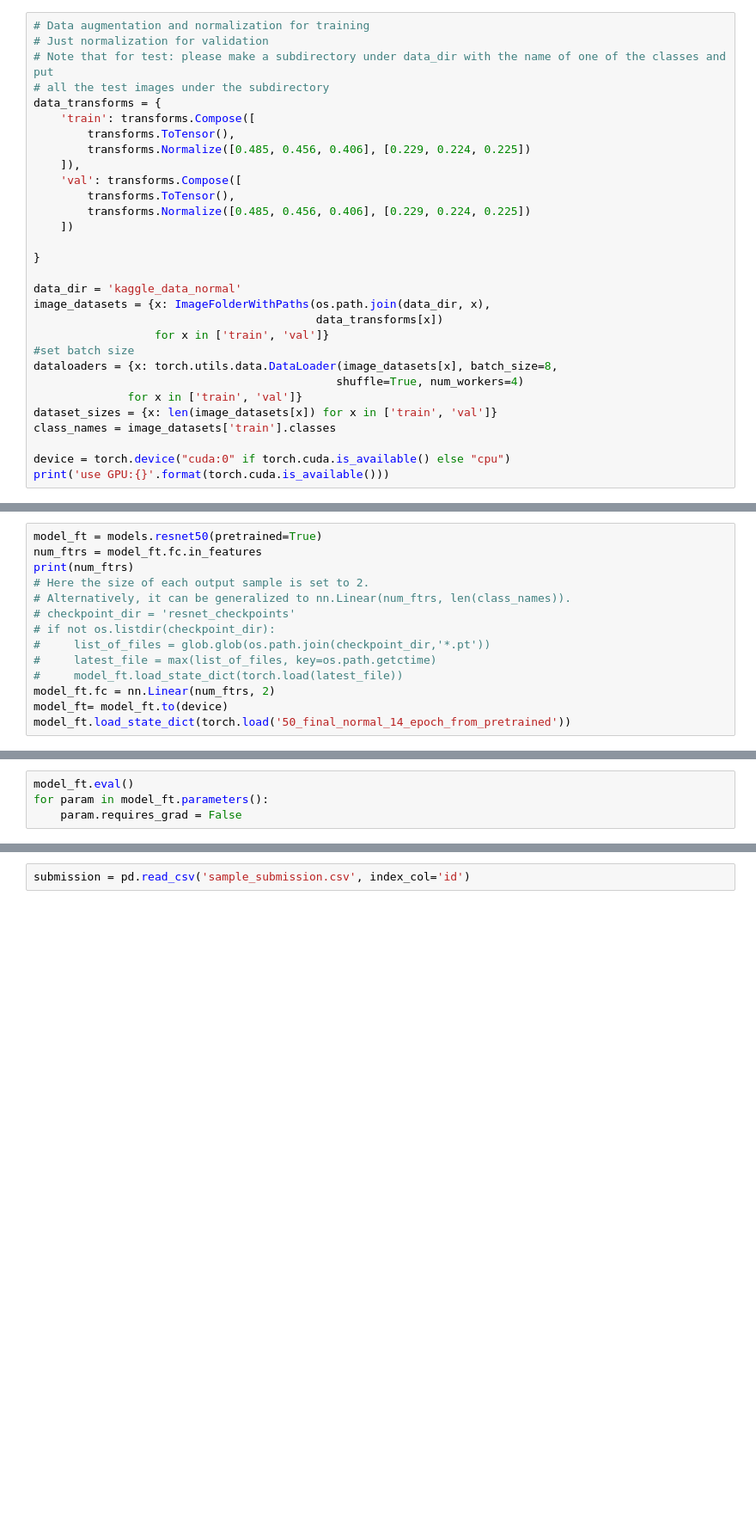
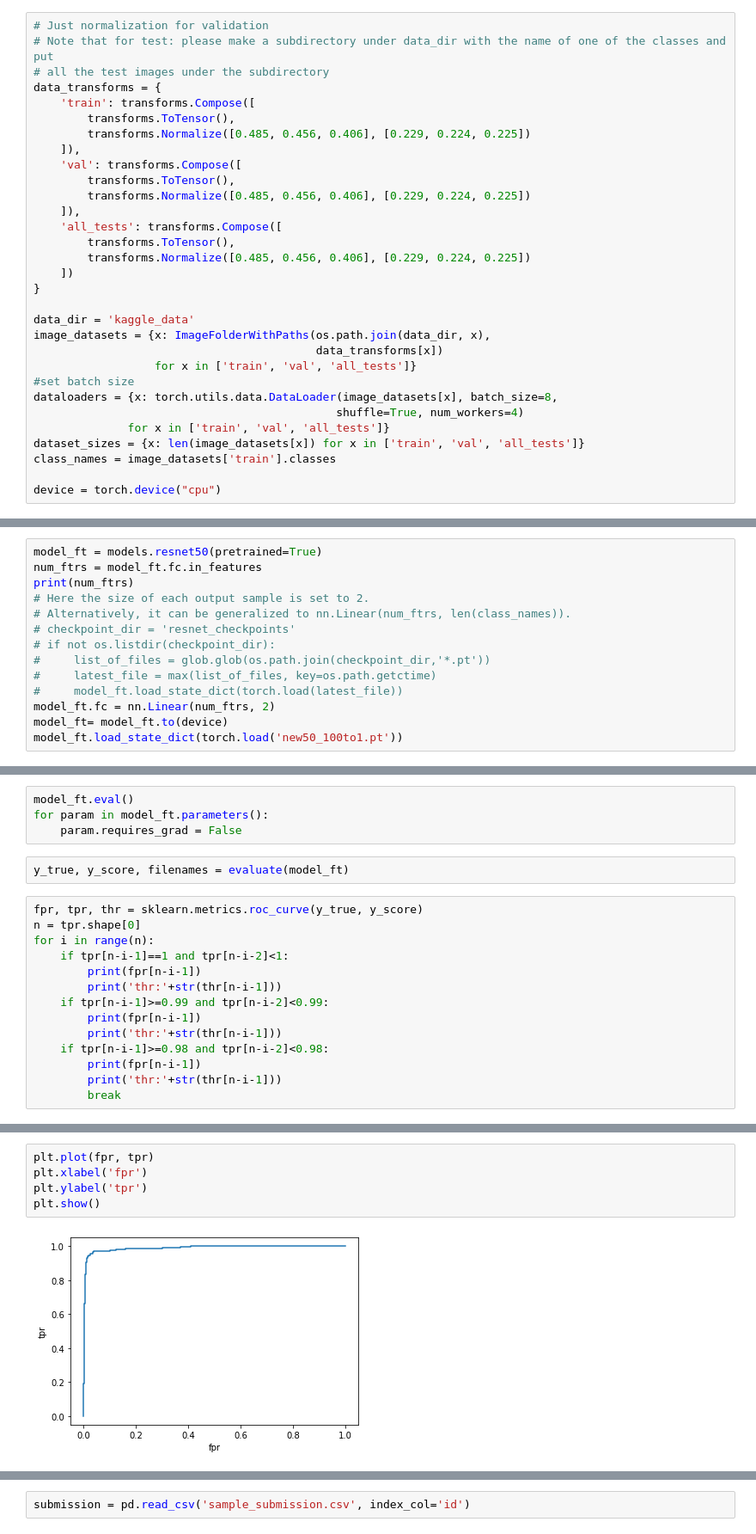
Before and after one commit to JasperYangGithub/math6380o, a Jupyter notebook: Test_featureExtract_heatmap.ipynb, the cells around one changed output, grey strips where cells are left out. Shown at 86% size. Cells and saved outputs as stored; diff of their text form; blank space fills up the shorter version.

```diff
--- a/Test_featureExtract_heatmap.ipynb
+++ b/Test_featureExtract_heatmap.ipynb
@@ -41,7 +41,6 @@ class ImageFolderWithPaths(datasets.ImageFolder):
         tuple_with_path = (original_tuple + (path,))
         return tuple_with_path
 # %%
-# Data augmentation and normalization for training
 # Just normalization for validation
 # Note that for test: please make a subdirectory under data_dir with the name of one of the classes and put
 # all the test images under the subdirectory
@@ -53,20 +52,22 @@ data_transforms = {
     'val': transforms.Compose([
         transforms.ToTensor(),
         transforms.Normalize([0.485, 0.456, 0.406], [0.229, 0.224, 0.225])
+    ]),
+    'all_tests': transforms.Compose([
+        transforms.ToTensor(),
+        transforms.Normalize([0.485, 0.456, 0.406], [0.229, 0.224, 0.225])
     ])
-
 }
 
-data_dir = 'kaggle_data_normal'
+data_dir = 'kaggle_data'
 image_datasets = {x: ImageFolderWithPaths(os.path.join(data_dir, x),
                                           data_transforms[x])
-                  for x in ['train', 'val']}
+                  for x in ['train', 'val', 'all_tests']}
 #set batch size
 dataloaders = {x: torch.utils.data.DataLoader(image_datasets[x], batch_size=8,
                                              shuffle=True, num_workers=4)
-              for x in ['train', 'val']}
-dataset_sizes = {x: len(image_datasets[x]) for x in ['train', 'val']}
+              for x in ['train', 'val', 'all_tests']}
+dataset_sizes = {x: len(image_datasets[x]) for x in ['train', 'val', 'all_tests']}
 class_names = image_datasets['train'].classes
 
-device = torch.device("cuda:0" if torch.cuda.is_available() else "cpu")
-print('use GPU:{}'.format(torch.cuda.is_available()))
+device = torch.device("cpu")
@@ -220,7 +273,7 @@ print(num_ftrs)
 #     model_ft.load_state_dict(torch.load(latest_file))
 model_ft.fc = nn.Linear(num_ftrs, 2)
 model_ft= model_ft.to(device)
-model_ft.load_state_dict(torch.load('50_final_normal_14_epoch_from_pretrained'))
+model_ft.load_state_dict(torch.load('new50_100to1.pt'))
 # %% [output]
 2048
 <All keys matched successfully>
@@ -230,3 +283,19 @@ model_ft.load_state_dict(torch.load('50_final_normal_14_epoch_from_pretrained'))
 model_ft.eval()
 for param in model_ft.parameters():
     param.requires_grad = False
+# %%
+y_true, y_score, filenames = evaluate(model_ft)
+# %%
+fpr, tpr, thr = sklearn.metrics.roc_curve(y_true, y_score)
+n = tpr.shape[0]
+for i in range(n):
+    if tpr[n-i-1]==1 and tpr[n-i-2]<1:
+        print(fpr[n-i-1])
+        print('thr:'+str(thr[n-i-1]))
+    if tpr[n-i-1]>=0.99 and tpr[n-i-2]<0.99:
+        print(fpr[n-i-1])
+        print('thr:'+str(thr[n-i-1]))
+    if tpr[n-i-1]>=0.98 and tpr[n-i-2]<0.98:
+        print(fpr[n-i-1])
+        print('thr:'+str(thr[n-i-1]))
+        break
@@ -232,0 +309,7 @@ for param in model_ft.parameters():
+# %%
+plt.plot(fpr, tpr)
+plt.xlabel('fpr')
+plt.ylabel('tpr')
+plt.show()
+# %% [output]
+[figure, added]
```
Also changed, not shown: parts of 12 cells of this notebook, 1 other file.
